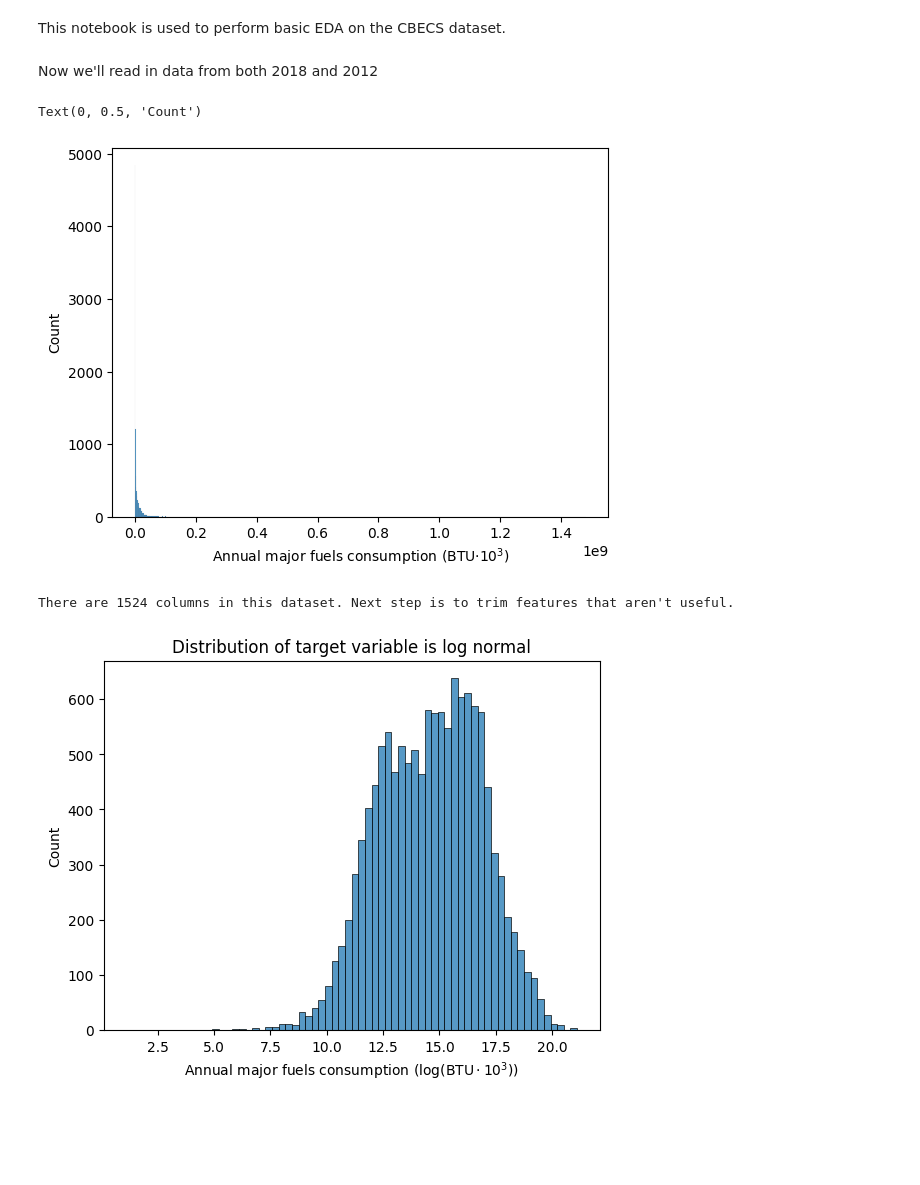
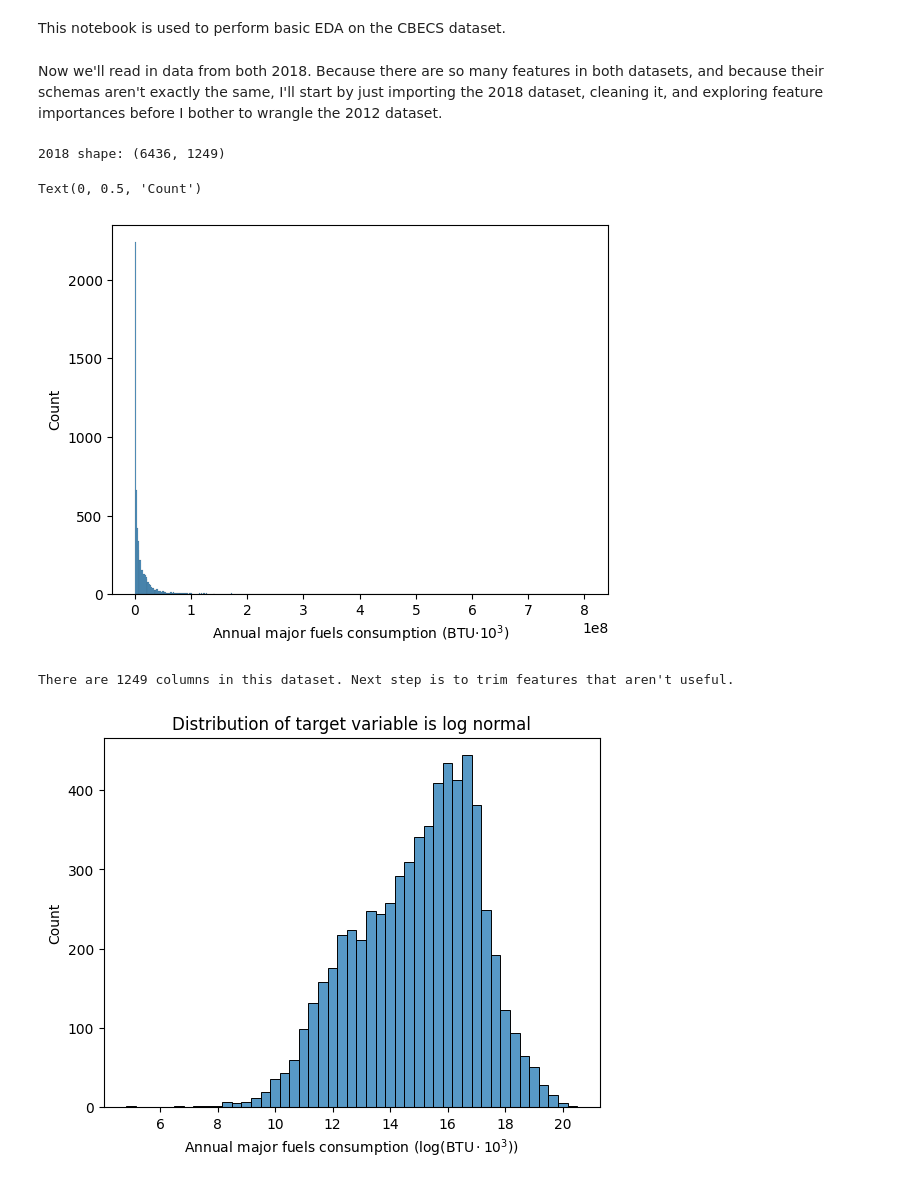
Before and after one commit to dgorin1/CBECS_portfolio, a Jupyter notebook: notebooks/01_eda.ipynb, the cells around one changed output. Drawn from its saved outputs; the diff is of its cells as text; code cells hidden in the pictures; blank space fills up the shorter version.

Commit message:
Feature engineering and data cleaning progress

```diff
--- a/notebooks/01_eda.ipynb
+++ b/notebooks/01_eda.ipynb
@@ -13,49 +14,36 @@ from sklearn.feature_selection import VarianceThreshold
 # %% [markdown]
-Now we'll read in data from both 2018 and 2012
+Now we'll read in data from both 2018. Because there are so many features in both datasets, and because their schemas aren't exactly the same, I'll start by just importing the 2018 dataset, cleaning it, and exploring feature importances before I bother to wrangle the 2012 dataset.
 # %%
-import pathlib
-import yaml
 
-# Get the current working directory
+# Resolve project root from the notebook location
 notebook_dir = pathlib.Path().resolve()
+config_path = notebook_dir.parent / "conf" / "config.yaml"
 
-# Move up one directory to reach the project root (CBECS_portfolio)
-config_path = notebook_dir.parent / 'conf' / 'config.yaml'
-
-# Load the config file
+# Load config
 CFG = yaml.safe_load(open(config_path))
 
-# Get the raw data directory from the config and adjust path to project root
+# Point to raw data dir (relative to project root)
 RAW_DIR = notebook_dir.parent / CFG["data"]["raw_dir"]
 
-# Create an empty dictionary to store the dataframes
-data_frames = {}
+# Pick the 2018 dataset entry from the config
+ds_2018 = next(d for d in CFG["datasets"] if d["year"] == 2018)
 
-# Loop through each dataset in the config and load the CSVs
-for dataset in CFG["datasets"]:
-    year = dataset["year"]
-    # Construct the file path to the raw data
-    raw_file = RAW_DIR / f"cbecs_{year}_microdata.csv"
+# Build the path and load
+raw_2018 = RAW_DIR / f"cbecs_{ds_2018['year']}_microdata.csv"
+if not raw_2018.exists():
+    raise FileNotFoundError(f"Missing file: {raw_2018}")
 
-    # Read the CSV file into a DataFrame
-    if raw_file.exists():
-        data_frames[year] = pd.read_csv(raw_file)
-    else:
-        print(f"Warning: {raw_file} not found.")
-
-
-# Merge datasets on all columns which exist in both datasets. Nothing was renamed between years, but some columns were added and dropped.
-common_columns = data_frames[2018].columns.intersection(data_frames[2012].columns).tolist()
-df = pd.merge(data_frames[2018], data_frames[2012], on=common_columns, how="outer")
+df = pd.read_csv(raw_2018)
+print("2018 shape:", df.shape)
+# %% [output]
+2018 shape: (6436, 1249)
 # %%
-# Drop all instances where the expected target variable isn't reported
-df.dropna(subset='MFBTU')
 sns.histplot(df["MFBTU"])
 plt.xlabel(r"Annual major fuels consumption (BTU$\cdot10^{3}$)")
 plt.ylabel("Count")
 # %% [output]
 Text(0, 0.5, 'Count')
-[figure, old version]
+[figure, new version]
 # %%
 # Clearly the target variable is not normally distributed. Check to see if log-normal.
 sns.histplot(np.log(df["MFBTU"]))
@@ -64,5 +52,5 @@ plt.ylabel("Count")
 plt.title("Distribution of target variable is log normal")
 print(f"There are {df.shape[1]} columns in this dataset. Next step is to trim features that aren't useful.")
 # %% [output]
-There are 1524 columns in this dataset. Next step is to trim features that aren't useful.
+There are 1249 columns in this dataset. Next step is to trim features that aren't useful.
-[figure, old version]
+[figure, new version]
```
Also changed, not shown: parts of 10 cells of this notebook.
